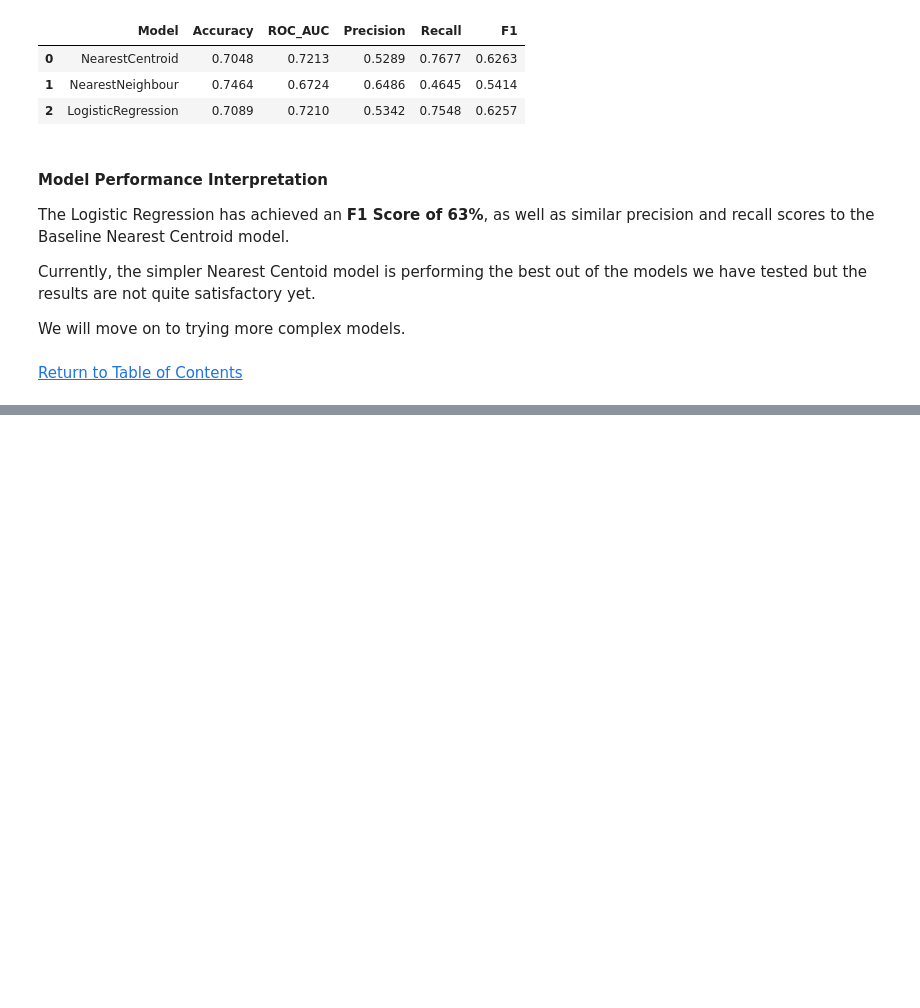
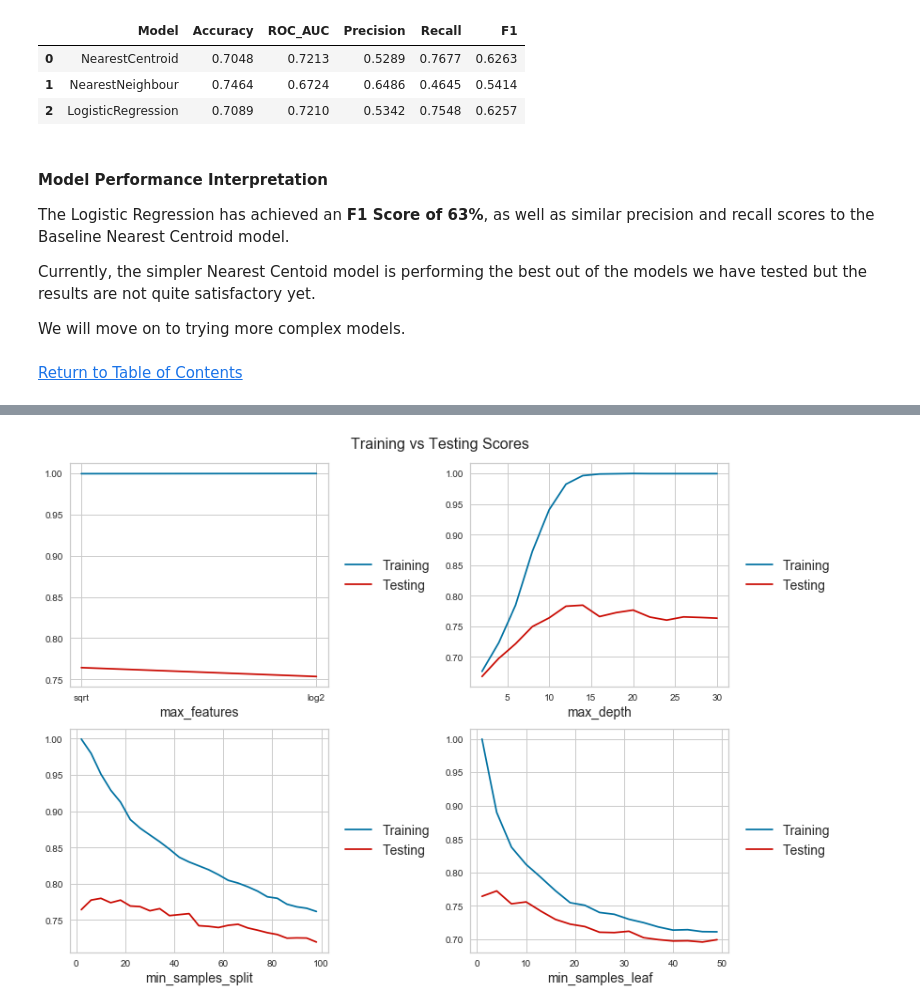
Before and after one commit to Joshuayeo95/Loan-Defaults, a Jupyter notebook: ml_models.ipynb, the cells around one changed output, grey strips where cells are left out. Drawn from its saved outputs; the diff is of its cells as text; code cells hidden in the pictures; blank space fills up the shorter version.

```diff
--- a/ml_models.ipynb
+++ b/ml_models.ipynb
@@ -376,0 +447,13 @@ We will move on to trying more complex models.
+# %%
+# hyper parameters and their respective search space
+rforest_param_grid = {
+    'max_features' : ['sqrt', 'log2'],
+    'max_depth' : np.arange(2,31,step=2),
+    'min_samples_split' : np.arange(2,100,step=4),
+    'min_samples_leaf' : np.arange(1,50,step=3)
+}
+# %%
+mod.param_tuning_plots(baseline_rforest, rforest_param_grid, X_train, y_train, gs_kwargs, n_cols=2,
+                       x_axis_log_scale=False, figsize=(12,8))
+# %% [output]
+[figure, added]
```
Also changed, not shown: parts of 37 cells of this notebook.
